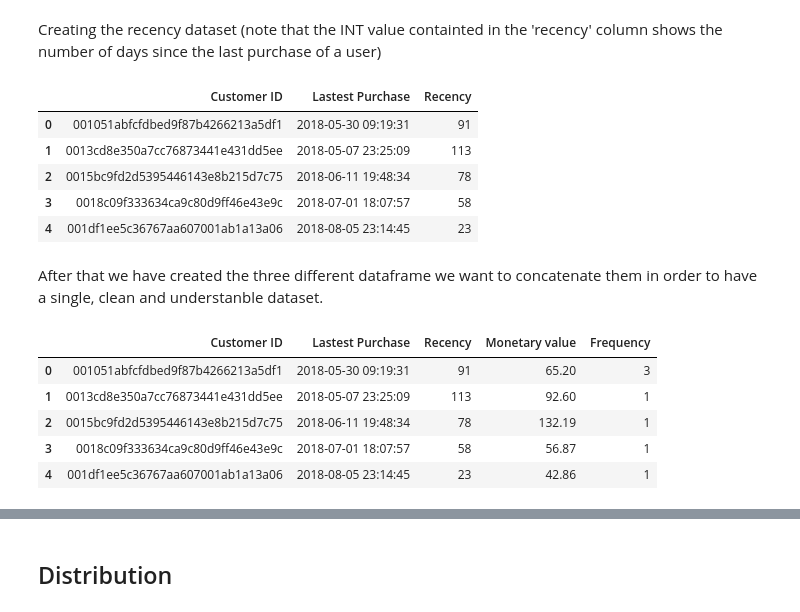
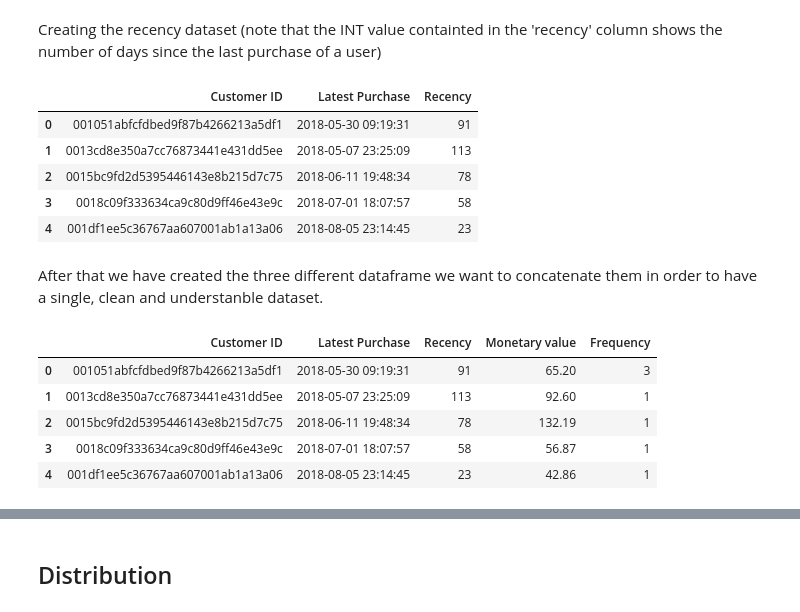
Before and after one commit to Matcar02/AI-ML-Customer-segmentation, a Jupyter notebook: ProjectAI.ipynb, the cells around one changed output, grey strips where cells are left out. Cells and saved outputs as stored; diff of their text form; code cells hidden in the pictures.

```diff
--- a/ProjectAI.ipynb
+++ b/ProjectAI.ipynb
@@ -113,19 +122,19 @@ Creating the recency dataset (note that the INT value containted in the 'recency
 # %%
 df['order_purchase_timestamp'] = pd.to_datetime(df['order_purchase_timestamp'])
 
 recency = df.groupby(by='customer_id',
                         as_index=False)['order_purchase_timestamp'].max()
 
-recency.columns = ['Customer ID', 'Lastest Purchase']
+recency.columns = ['Customer ID', 'Latest Purchase']
 
-recent_date = recency['Lastest Purchase'].max()
+recent_date = recency['Latest Purchase'].max()
 
-recency['Recency'] = recency['Lastest Purchase'].apply(
+recency['Recency'] = recency['Latest Purchase'].apply(
     lambda x: (recent_date - x).days)
 
 recency.head()
 # %% [output]
-|  | Customer ID | Lastest Purchase | Recency |
+|  | Customer ID | Latest Purchase | Recency |
 | 0 | 001051abfcfdbed9f87b4266213a5df1 | 2018-05-30 09:19:31 | 91 |
 | 1 | 0013cd8e350a7cc76873441e431dd5ee | 2018-05-07 23:25:09 | 113 |
 | 2 | 0015bc9fd2d5395446143e8b215d7c75 | 2018-06-11 19:48:34 | 78 |
@@ -146,7 +155,7 @@ rfm_dataset = rfm_dataset.drop(rfm_dataset.columns[cols],axis = 1)
 
 rfm_dataset.head()
 # %% [output]
-|  | Customer ID | Lastest Purchase | Recency | Monetary value | Frequency |
+|  | Customer ID | Latest Purchase | Recency | Monetary value | Frequency |
 | 0 | 001051abfcfdbed9f87b4266213a5df1 | 2018-05-30 09:19:31 | 91 | 65.20 | 3 |
 | 1 | 0013cd8e350a7cc76873441e431dd5ee | 2018-05-07 23:25:09 | 113 | 92.60 | 1 |
 | 2 | 0015bc9fd2d5395446143e8b215d7c75 | 2018-06-11 19:48:34 | 78 | 132.19 | 1 |
```
Also changed, not shown: parts of 29 cells of this notebook.
